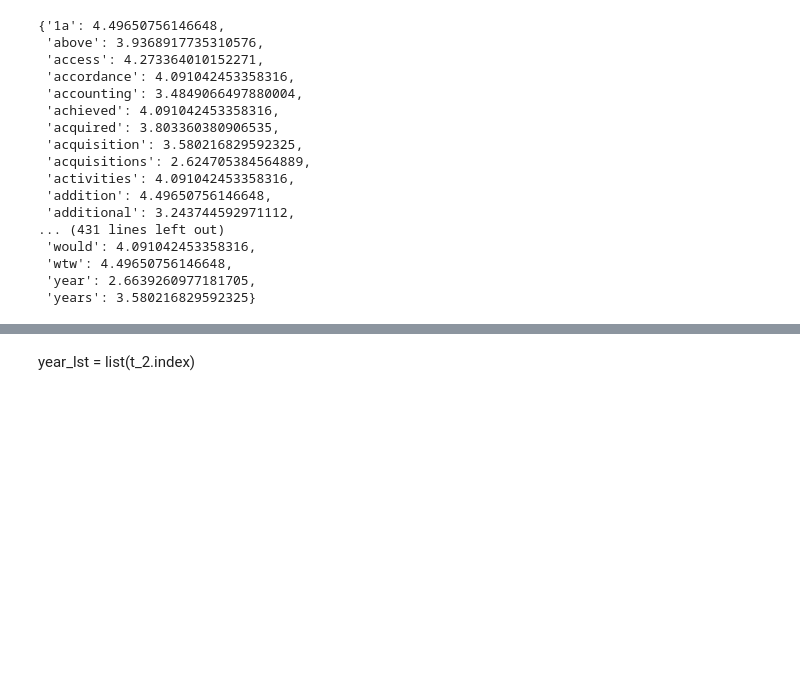
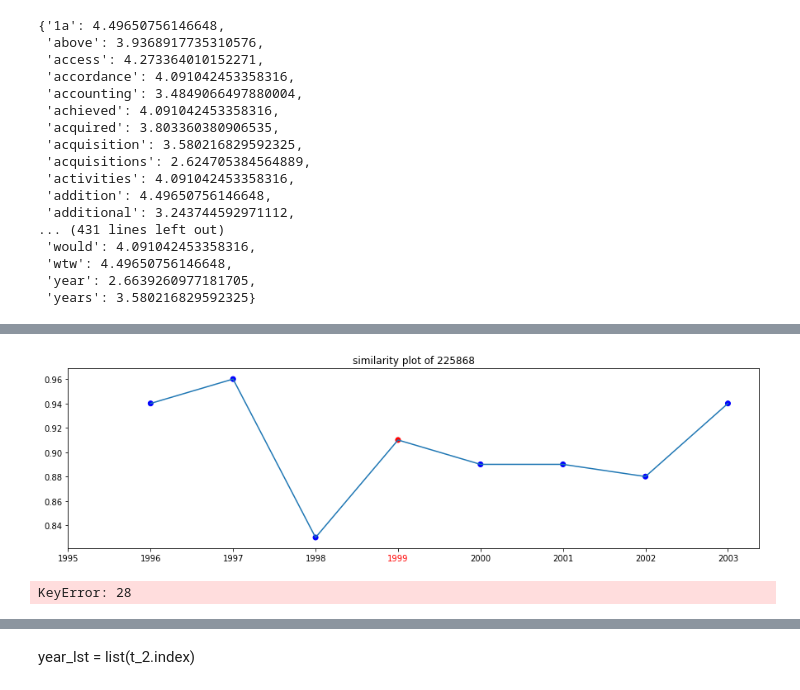
Before and after one commit to pepperamy/tenK, a Jupyter notebook: text_summarization_fraudstext.ipynb, the cells around one changed output, grey strips where cells are left out. Saved outputs shown, nothing was run; the diff lists cells and outputs as text; code cells hidden in the pictures; blank space fills up the shorter version.

```diff
--- a/text_summarization_fraudstext.ipynb
+++ b/text_summarization_fraudstext.ipynb
@@ -706,5 +794,5 @@ r = sim_comparision(t)
 # %%
-r
+r = r.set_index('')
 # %% [output]
 |  | file | cik | len_text | yeara | match_fraud | match_fraud_lag | 1995 | 1996 | 1997 | 1998 | ... |
 | 5390 | edgar/data/225868/0000912057-95-0... | 225868 | 33 | 1995 | 0 | 0 | 1.00 | 0.94 | 0.91 | 0.79 | ... |
@@ -716,3 +804,40 @@ r
 | 3448 | edgar/data/225868/0000950135-01-5... | 225868 | 56 | 2001 | 0 | 0 | 0.80 | 0.84 | 0.85 | 0.85 | ... |
 | 4731 | edgar/data/225868/0000950135-03-0... | 225868 | 111 | 2002 | 0 | 0 | 0.76 | 0.79 | 0.80 | 0.80 | ... |
 | 1950 | edgar/data/225868/0000950135-04-0... | 225868 | 112 | 2003 | 0 | 0 | 0.79 | 0.82 | 0.83 | 0.80 | ... |
+# %%
+def plot_similarity(fraud_cik,summary, text_keep):
+
+
+    t = smr_comp_2(fraud_cik, summary, text_keep)
+    r = sim_comparision(t)
+
+    #for t-1
+    t_1 = r.t_1
+
+    color = ['r' if i == 1 else 'b' for i in r.match_fraud_lag]
+
+    f_idx = None
+    p_idx = None
+    for n, idx in enumerate(r.index):
+        if r.match_fraud_lag[idx] == 1:
+            f_idx = idx
+            p_idx = n
+            break
+
+    x = r.yeara
+    #y = r.ix[f_idx,3:]
+    fig, ax = plt.subplots(figsize=(15,4))
+    ax.plot(x, t_1)
+    ax.scatter(x,t_1,c=color)
+    plt.title('similarity plot of '+ str(fraud_cik))
+    plt.xticks(r.yeara)
+    ax.get_xticklabels()[p_idx].set_color("red")
+    plt.show()
+# %%
+plot_similarity(cik_keep[131], summary, text_keep)
+# %% [output]
+[figure, added]
+# %%
+plot_similarity_2(cik_keep[131], summary, text_keep)
+# %% [output]
+KeyError: 28
```
Also changed, not shown: parts of 16 cells of this notebook.
